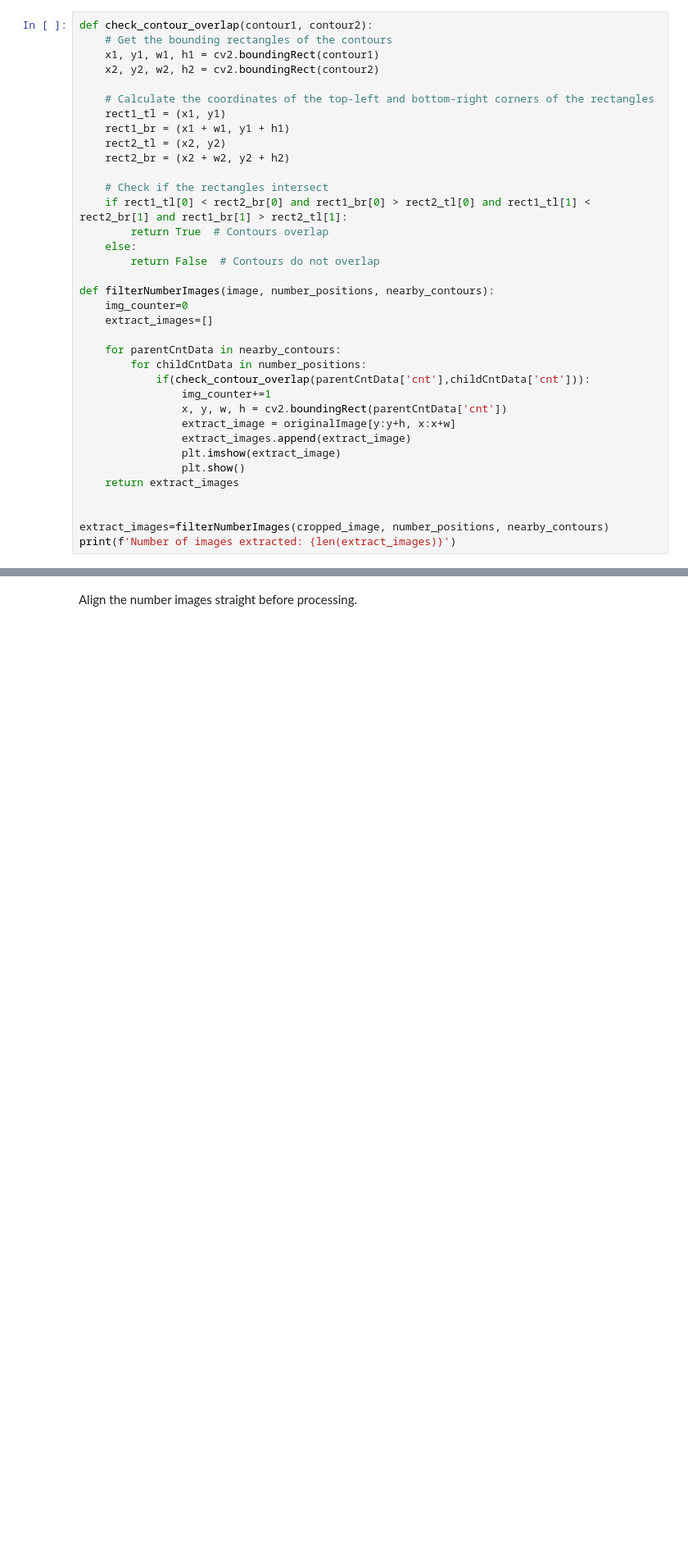
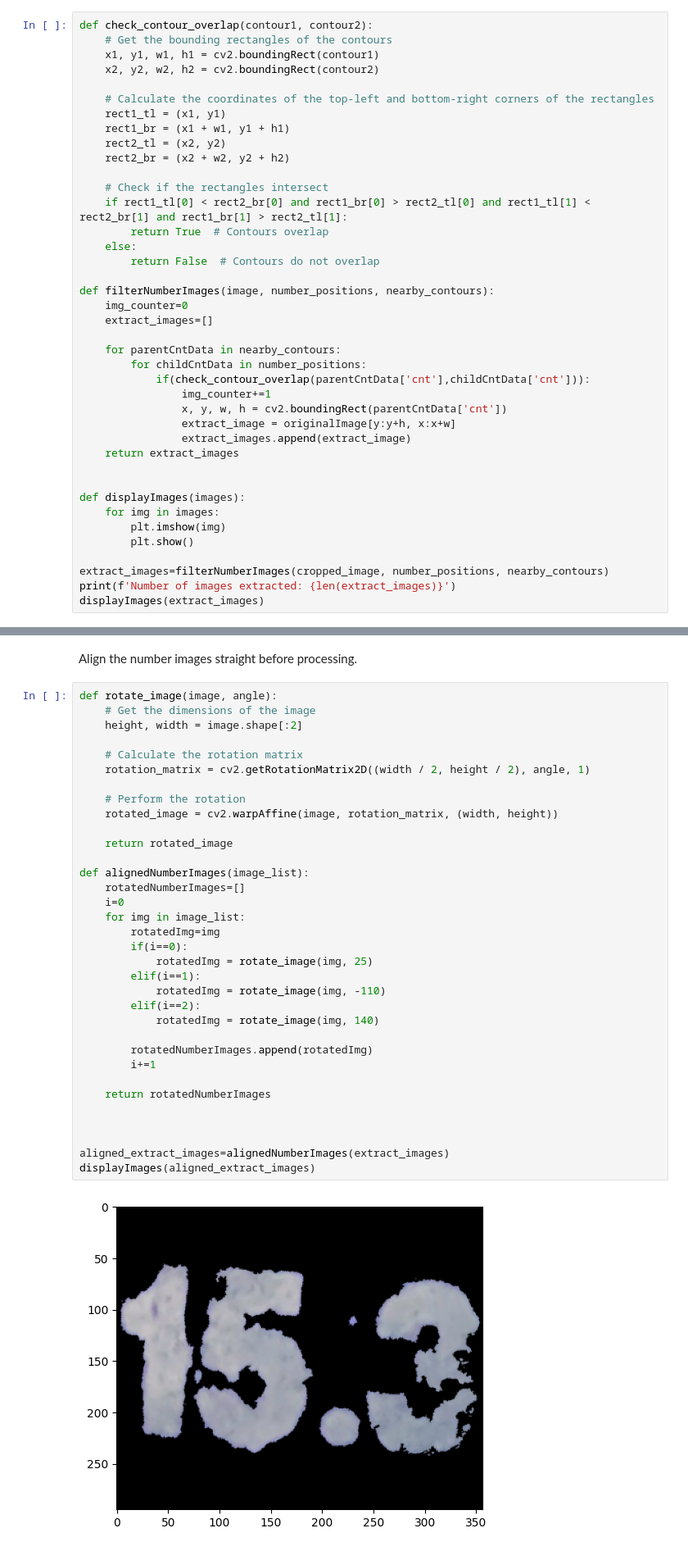
Before and after one commit to siddeshwarnavink/gas-cylinder-weight, a Jupyter notebook: gas-cylinder-weight/code-testing/non-pointer-solution.ipynb, the cells around one changed output, grey strips where cells are left out. Shown at 82% size. Cells and saved outputs as stored; diff of their text form; blank space fills up the shorter version.

Commit message:
rotating the number image in straight line

```diff
--- a/gas-cylinder-weight/code-testing/non-pointer-solution.ipynb
+++ b/gas-cylinder-weight/code-testing/non-pointer-solution.ipynb
@@ -142,11 +142,15 @@ def filterNumberImages(image, number_positions, nearby_contours):
                 x, y, w, h = cv2.boundingRect(parentCntData['cnt'])
                 extract_image = originalImage[y:y+h, x:x+w]
                 extract_images.append(extract_image)
-                plt.imshow(extract_image)
-                plt.show()
     return extract_images
 
 
+def displayImages(images):
+    for img in images:
+        plt.imshow(img)
+        plt.show()
+
 extract_images=filterNumberImages(cropped_image, number_positions, nearby_contours)
 print(f'Number of images extracted: {len(extract_images)}')
+displayImages(extract_images)
 # %% [output]
@@ -157,2 +161,38 @@ Number of images extracted: 3
 # %% [markdown]
 Align the number images straight before processing.
+# %%
+def rotate_image(image, angle):
+    # Get the dimensions of the image
+    height, width = image.shape[:2]
+
+    # Calculate the rotation matrix
+    rotation_matrix = cv2.getRotationMatrix2D((width / 2, height / 2), angle, 1)
+
+    # Perform the rotation
+    rotated_image = cv2.warpAffine(image, rotation_matrix, (width, height))
+
+    return rotated_image
+
+def alignedNumberImages(image_list):
+    rotatedNumberImages=[]
+    i=0
+    for img in image_list:
+        rotatedImg=img
+        if(i==0):
+            rotatedImg = rotate_image(img, 25)
+        elif(i==1):
+            rotatedImg = rotate_image(img, -110)
+        elif(i==2):
+            rotatedImg = rotate_image(img, 140)
+
+        rotatedNumberImages.append(rotatedImg)
+        i+=1
+
+    return rotatedNumberImages
+
+
+
+aligned_extract_images=alignedNumberImages(extract_images)
+displayImages(aligned_extract_images)
+# %% [output]
+[figure, added]
```
Also changed, not shown: parts of 2 cells of this notebook.
